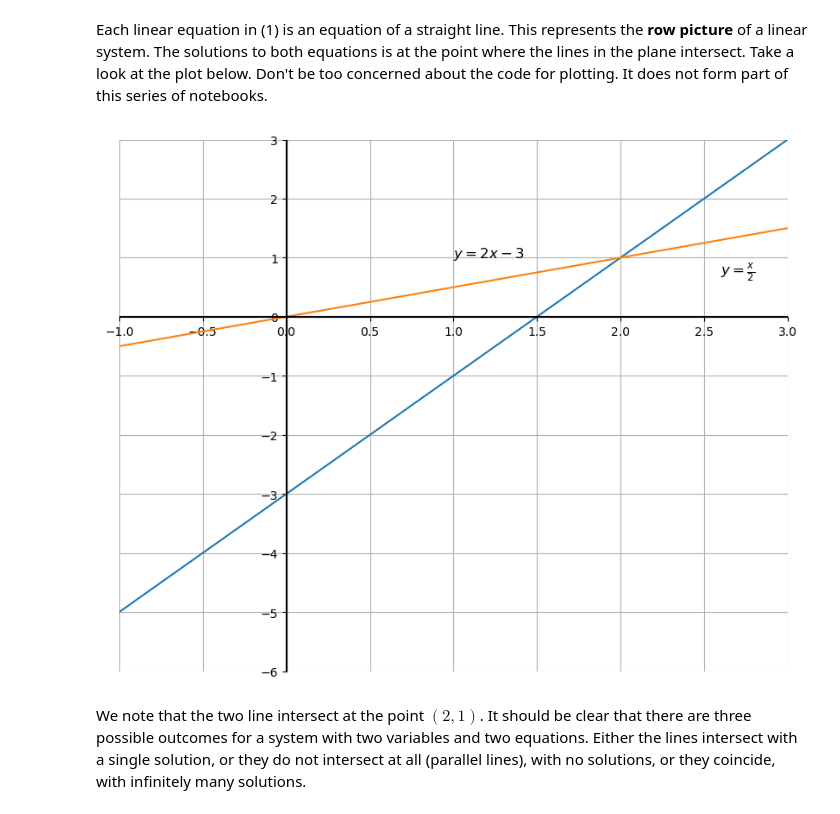
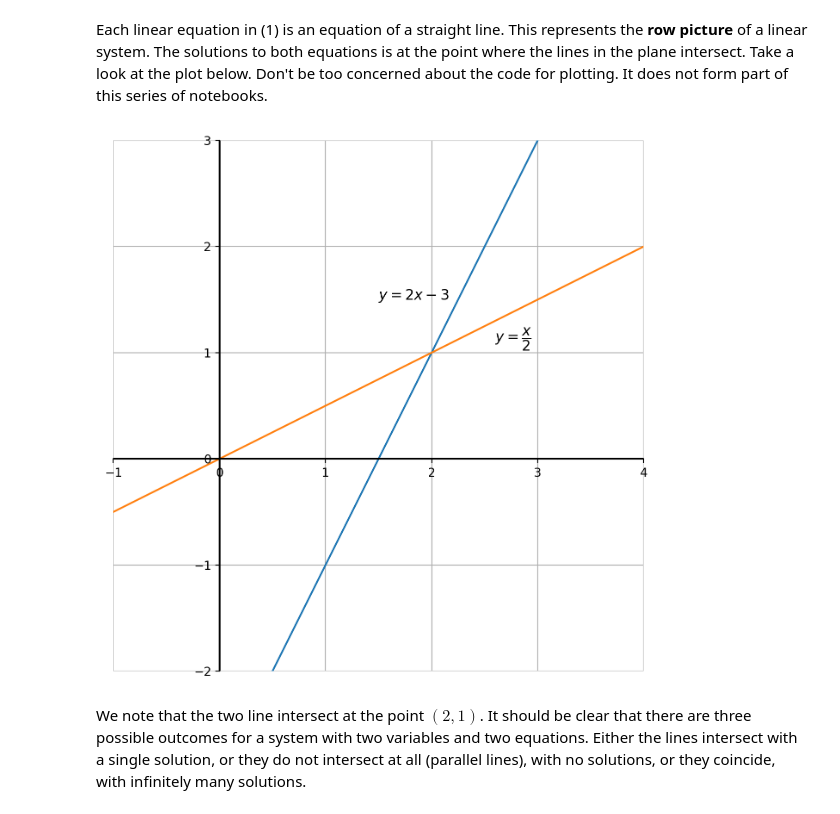
Before and after one commit to juanklopper/MIT_OCW_Linear_Algebra_18_06, a Jupyter notebook: 04_Lecture_I_01_Geometric_view_of_linear_algebra.ipynb, the cells around one changed output. Drawn from its saved outputs; the diff is of its cells as text; code cells hidden in the pictures.

```diff
--- a/04_Lecture_I_01_Geometric_view_of_linear_algebra.ipynb
+++ b/04_Lecture_I_01_Geometric_view_of_linear_algebra.ipynb
@@ -111,33 +143,34 @@ import matplotlib.pyplot as plt
 # %%
-x_vals = np.linspace(-3, 3, 100) # Create 100 values between -3 and 3
+x_vals = np.linspace(-3, 4, 100) # Create 100 values between -3 and 3
 # Note that we cannot use the computer variable x, because it has been reserved above as a mathematical variable in
 # the symbols function
 plt.figure(figsize = (10,8)) # Create a graph of size 10 by 8
 plt.plot(x_vals, 2 * x_vals - 3) # Plot every single value created above with 2 times that values
 # Taken from the first equation which was y = 2x or f(x) = 2x
 # The plot takes the arguments (code between parentheses) of x,y
 plt.plot(x_vals, ((x_vals / 2))) # Also plot the second equation
 plt.grid(True) # Add a grid to the plot
 # Set the x limits to -1 and 3
-plt.xlim([-1, 3]) # Set the x limits to -1 and 4
-#Set the y limit to -6 to 3
-plt.ylim([-6, 3]) # Set the y limit to -6 to 3
+plt.xlim([-1, 4])
+#Set the y limit to -3 to 3
+plt.ylim([-2, 3])
 # Remove the spines
 ax = plt.gca() # Get current axes
+ax.set_aspect('equal') # Set equal aspect ratio
 ax.spines['top'].set_visible(False) # Remove top spine
 ax.spines['right'].set_visible(False) # Remove right spine
 ax.spines['bottom'].set_position('zero') # Move bottom spine to zero
 ax.spines['left'].set_position('zero') # Move left spine to zero
 # Add a horizontal line at y = 0
 plt.axhline(y = 0, color = 'k') # Add a horizontal line at y = 0
 # Add a vertical line at x = 0
 plt.axvline(x = 0, color = 'k') # Add a vertical line at x = 0
 # Add the equations to the plot
-plt.text(1, 1, r'$y = 2x - 3$', fontsize = 12) # Add the first equation
-plt.text(2.6, 0.7, r'$y = \frac{x}{2}$', fontsize = 12) # Add the second equation
+plt.text(1.5, 1.5, r'$y = 2x - 3$', fontsize = 12) # Add the first equation
+plt.text(2.6, 1.1, r'$y = \dfrac{x}{2}$', fontsize = 12) # Add the second equation
 plt.show; # Draw the plot on screen
 # %% [output]
-[figure, old version]
+[figure, new version]
 # %% [markdown]
 We note that the two line intersect at the point $\left( 2, 1 \right)$.  It should be clear that there are three possible outcomes for a system with two variables and two equations.  Either the lines intersect with a single solution, or they do not intersect at all (parallel lines), with no solutions, or they coincide, with infinitely many solutions.
 # %% [markdown]
```
Also changed, not shown: parts of 45 cells of this notebook, 3 other files.
